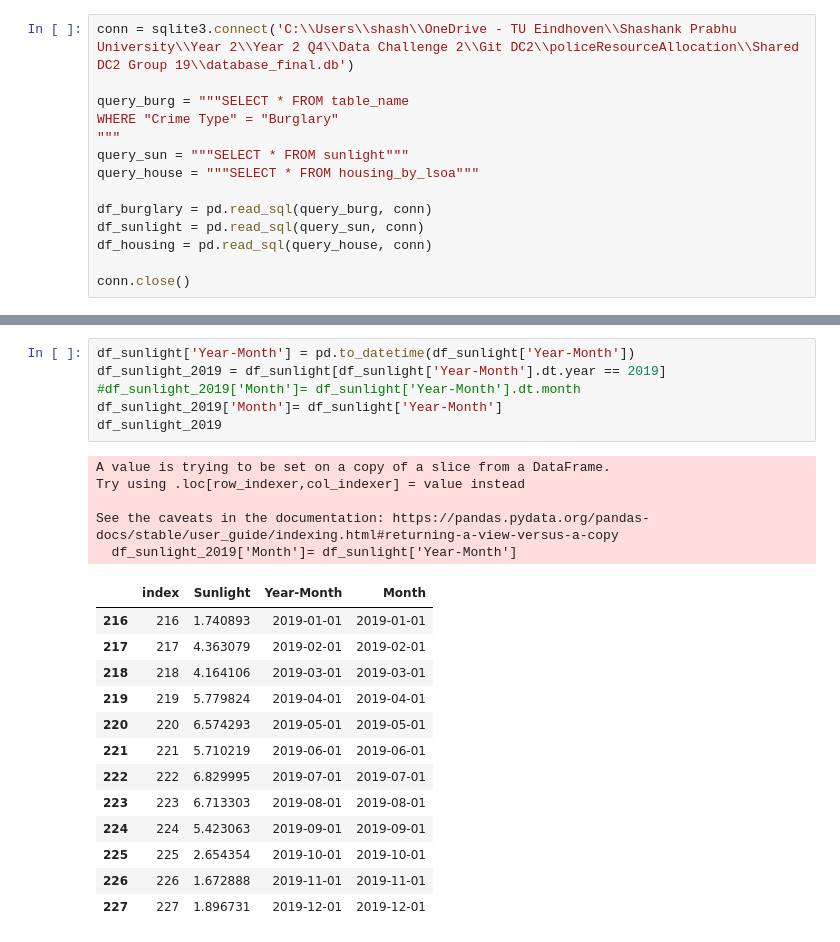
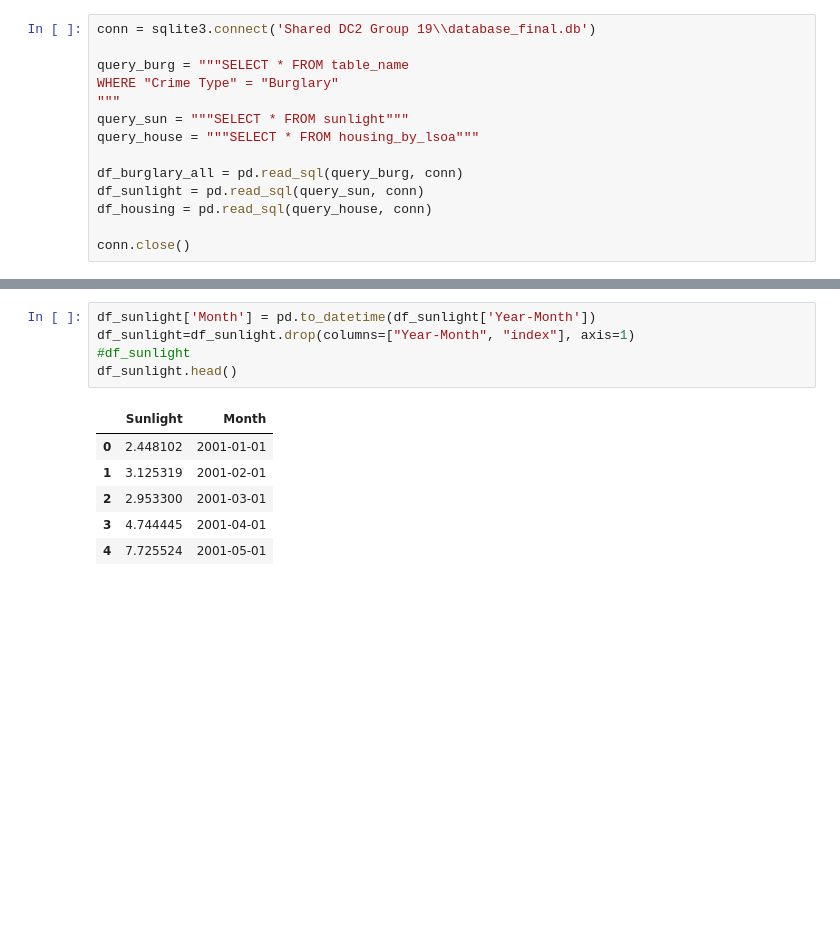
Before and after one commit to DC2-G19/policeResourceAllocation, a Jupyter notebook: XGBoost_test.ipynb, the cells around one changed output, grey strips where cells are left out. Cells and saved outputs as stored; diff of their text form; blank space fills up the shorter version.

```diff
--- a/XGBoost_test.ipynb
+++ b/XGBoost_test.ipynb
@@ -7,5 +7,5 @@ from xgboost import XGBClassifier
 # %%
-conn = sqlite3.connect('C:\\Users\\shash\\OneDrive - TU Eindhoven\\Shashank Prabhu University\\Year 2\\Year 2 Q4\\Data Challenge 2\\Git DC2\\policeResourceAllocation\\Shared DC2 Group 19\\database_final.db')
+conn = sqlite3.connect('Shared DC2 Group 19\\database_final.db')
 
 query_burg = """SELECT * FROM table_name
 WHERE "Crime Type" = "Burglary"
@@ -13,7 +13,7 @@ WHERE "Crime Type" = "Burglary"
 query_sun = """SELECT * FROM sunlight"""
 query_house = """SELECT * FROM housing_by_lsoa"""
 
-df_burglary = pd.read_sql(query_burg, conn)
+df_burglary_all = pd.read_sql(query_burg, conn)
 df_sunlight = pd.read_sql(query_sun, conn)
 df_housing = pd.read_sql(query_house, conn)
 
@@ -56,25 +52,12 @@ See the caveats in the documentation: https://pandas.pydata.org/pandas-docs/stab
 # %%
-df_sunlight['Year-Month'] = pd.to_datetime(df_sunlight['Year-Month'])
-df_sunlight_2019 = df_sunlight[df_sunlight['Year-Month'].dt.year == 2019]
-#df_sunlight_2019['Month']= df_sunlight['Year-Month'].dt.month
-df_sunlight_2019['Month']= df_sunlight['Year-Month']
-df_sunlight_2019
+df_sunlight['Month'] = pd.to_datetime(df_sunlight['Year-Month'])
+df_sunlight=df_sunlight.drop(columns=["Year-Month", "index"], axis=1)
+#df_sunlight
+df_sunlight.head()
 # %% [output]
-A value is trying to be set on a copy of a slice from a DataFrame.
-Try using .loc[row_indexer,col_indexer] = value instead
-
-See the caveats in the documentation: https://pandas.pydata.org/pandas-docs/stable/user_guide/indexing.html#returning-a-view-versus-a-copy
-  df_sunlight_2019['Month']= df_sunlight['Year-Month']
-|  | index | Sunlight | Year-Month | Month |
-| 216 | 216 | 1.740893 | 2019-01-01 | 2019-01-01 |
-| 217 | 217 | 4.363079 | 2019-02-01 | 2019-02-01 |
-| 218 | 218 | 4.164106 | 2019-03-01 | 2019-03-01 |
-| 219 | 219 | 5.779824 | 2019-04-01 | 2019-04-01 |
-| 220 | 220 | 6.574293 | 2019-05-01 | 2019-05-01 |
-| 221 | 221 | 5.710219 | 2019-06-01 | 2019-06-01 |
-| 222 | 222 | 6.829995 | 2019-07-01 | 2019-07-01 |
-| 223 | 223 | 6.713303 | 2019-08-01 | 2019-08-01 |
-| 224 | 224 | 5.423063 | 2019-09-01 | 2019-09-01 |
-| 225 | 225 | 2.654354 | 2019-10-01 | 2019-10-01 |
-| 226 | 226 | 1.672888 | 2019-11-01 | 2019-11-01 |
-| 227 | 227 | 1.896731 | 2019-12-01 | 2019-12-01 |
+|  | Sunlight | Month |
+| 0 | 2.448102 | 2001-01-01 |
+| 1 | 3.125319 | 2001-02-01 |
+| 2 | 2.953300 | 2001-03-01 |
+| 3 | 4.744445 | 2001-04-01 |
+| 4 | 7.725524 | 2001-05-01 |
```
Also changed, not shown: parts of 22 cells of this notebook.
